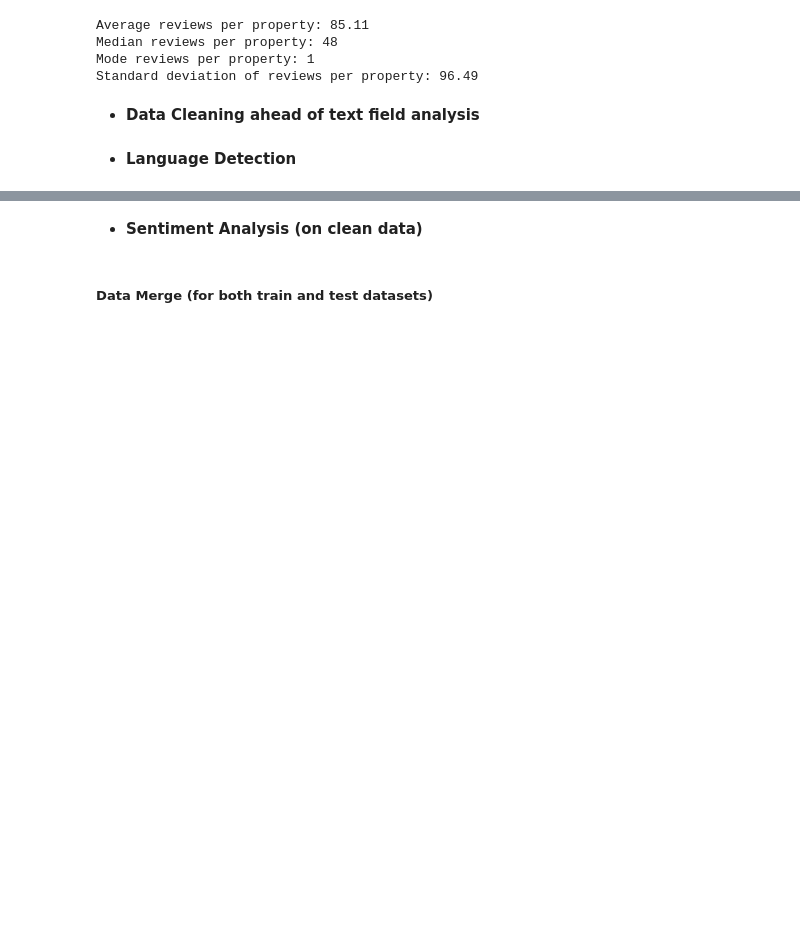
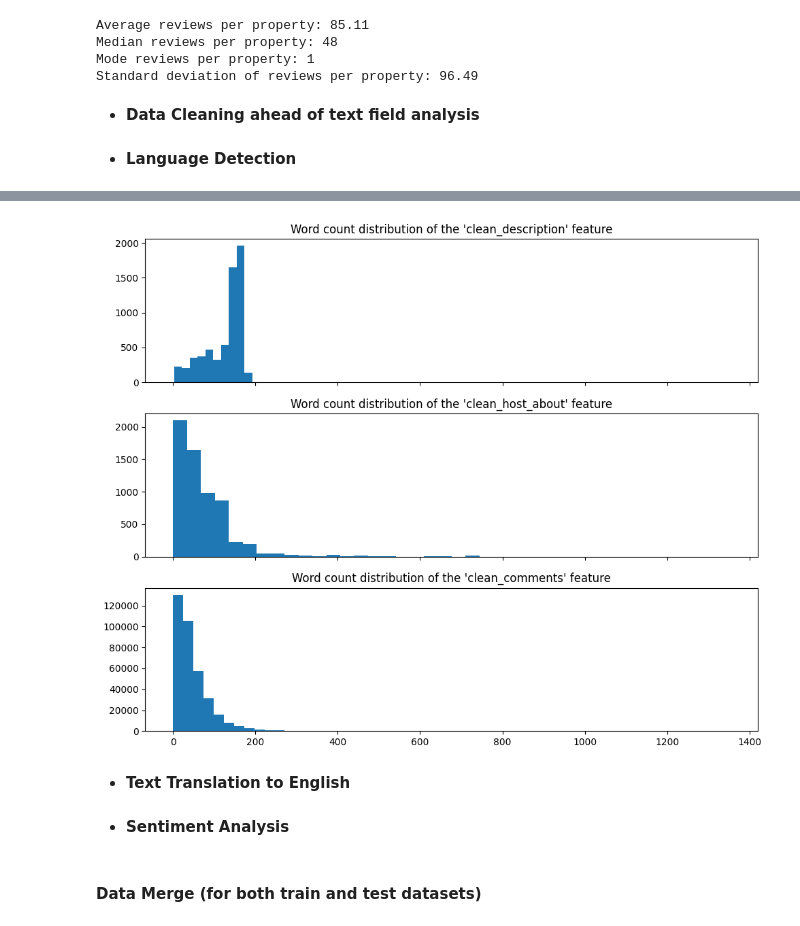
Before and after one commit to fmportela/text-mining-group-project-23-24, a Jupyter notebook: 1-data-exploration-and-split.ipynb, the cells around one changed output, grey strips where cells are left out. Drawn from its saved outputs; the diff is of its cells as text; code cells hidden in the pictures; blank space fills up the shorter version.

Commit message:
investigating translation possibilities

```diff
--- a/1-data-exploration-and-split.ipynb
+++ b/1-data-exploration-and-split.ipynb
@@ -386,0 +415,29 @@ No. of unique languages in clean_comments_lang: 61
+# %%
+def word_counter(text):
+    if pd.isna(text):
+        return 0
+    return len(text.split(' '))
+
+word_count_description = train_info['clean_description'].map(word_counter)
+word_count_host_about = train_info['clean_host_about'].map(word_counter)
+word_count_comments = train_reviews['clean_comments'].map(word_counter)
+# %%
+# plot most common languages
+
+fig, (ax1, ax2, ax3) = plt.subplots(3, 1, figsize=(10, 8), sharex=True)
+
+ax1.hist(word_count_description, bins=10)
+ax1.set_title("Word count distribution of the 'clean_description' feature")
+
+ax2.hist(word_count_host_about, bins=40)
+ax2.set_title("Word count distribution of the 'clean_host_about' feature")
+
+ax3.hist(word_count_comments, bins=40)
+ax3.set_title("Word count distribution of the 'clean_comments' feature")
+
+plt.tight_layout()
+plt.show()
+# %% [output]
+[figure, added]
+# %% [markdown]
+- **Text Translation to English**
@@ -387,2 +469,2 @@ No. of unique languages in clean_comments_lang: 61
 # %% [markdown]
-- **Sentiment Analysis (on clean data)**
+- **Sentiment Analysis**
@@ -389,5 +478,5 @@ No. of unique languages in clean_comments_lang: 61
 # %% [markdown]
-##### **Data Merge (for both train and test datasets)**
+#### **Data Merge (for both train and test datasets)**
 # %%
 # can we treat each property-guest review as independent?
 # ... IMO yes, since we reviews are not dated and therefore
```
Also changed, not shown: parts of 12 cells of this notebook.
